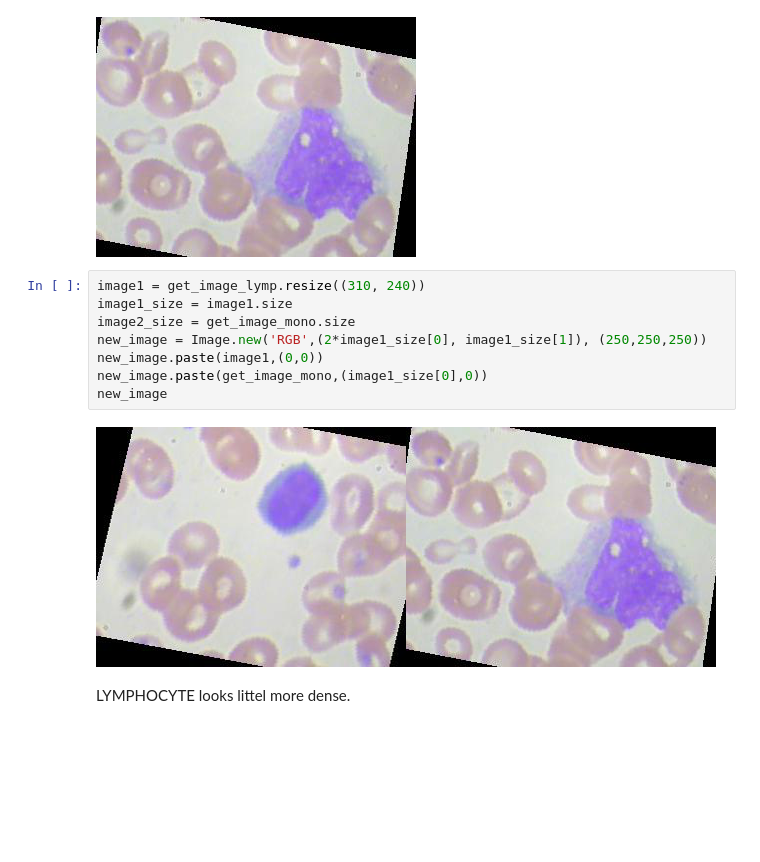
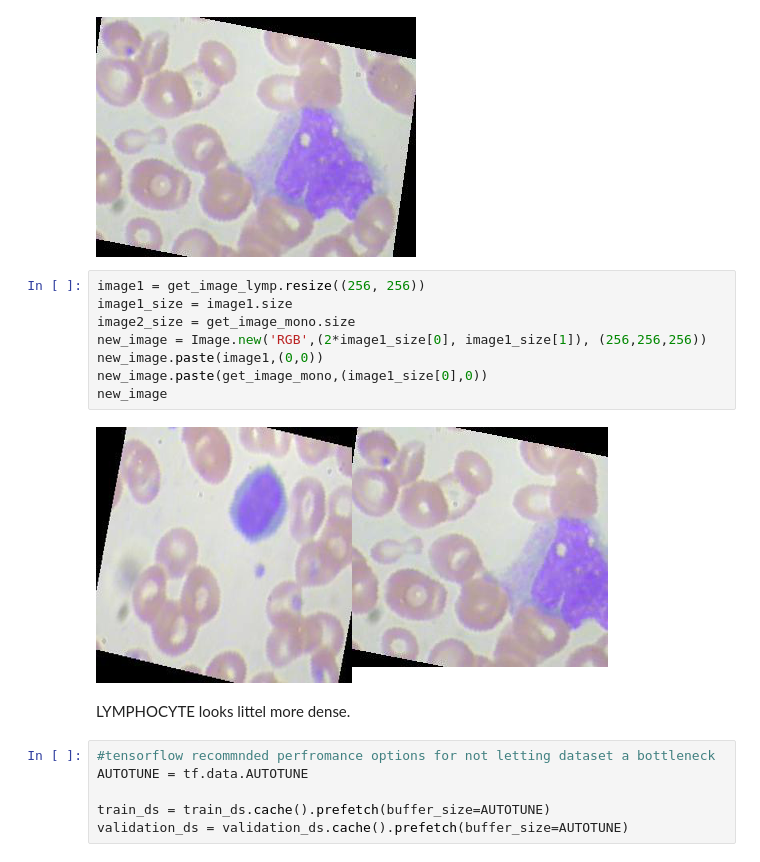
Before and after one commit to BlackCurrantDS/Data-Mining, a Jupyter notebook: Blood_Cell_Detection.ipynb, the cells around one changed output. Saved outputs shown, nothing was run; the diff lists cells and outputs as text; blank space fills up the shorter version.

```diff
--- a/Blood_Cell_Detection.ipynb
+++ b/Blood_Cell_Detection.ipynb
@@ -76,14 +78,20 @@ get_image_mono
 # %% [output]
 [figure]
 # %%
-image1 = get_image_lymp.resize((310, 240))
+image1 = get_image_lymp.resize((256, 256))
 image1_size = image1.size
 image2_size = get_image_mono.size
-new_image = Image.new('RGB',(2*image1_size[0], image1_size[1]), (250,250,250))
+new_image = Image.new('RGB',(2*image1_size[0], image1_size[1]), (256,256,256))
 new_image.paste(image1,(0,0))
 new_image.paste(get_image_mono,(image1_size[0],0))
 new_image
 # %% [output]
-[figure, old version]
+[figure, new version]
 # %% [markdown]
 LYMPHOCYTE looks littel more dense.
+# %%
+#tensorflow recommnded perfromance options for not letting dataset a bottleneck
+AUTOTUNE = tf.data.AUTOTUNE
+
+train_ds = train_ds.cache().prefetch(buffer_size=AUTOTUNE)
+validation_ds = validation_ds.cache().prefetch(buffer_size=AUTOTUNE)
```
Also changed, not shown: parts of 6 cells of this notebook.
